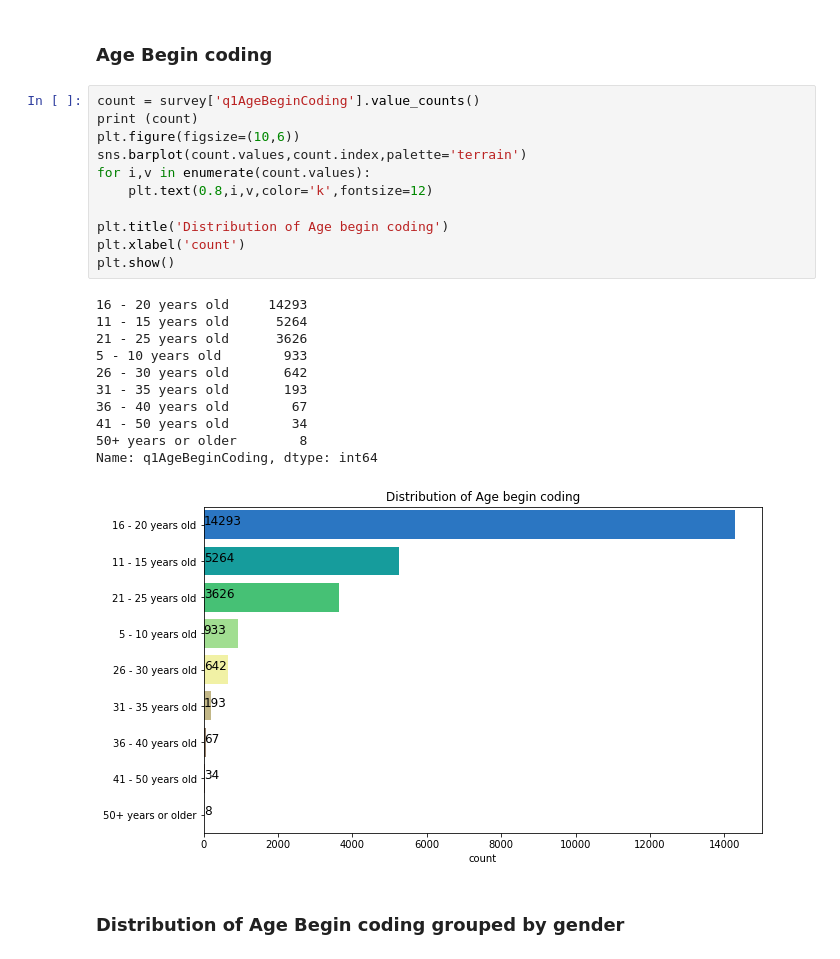
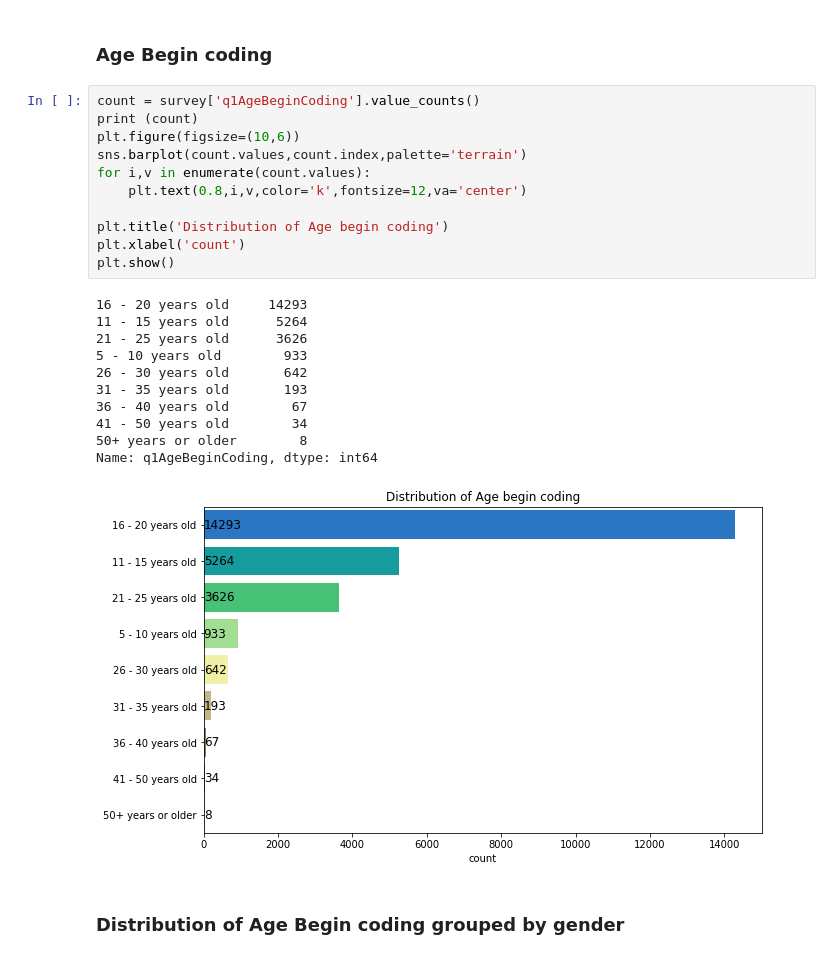
Before and after one commit to bipin2295/Developer-Survey, a Jupyter notebook: HackerrankAnalysis.ipynb, the cells around one changed output. Drawn from its saved outputs; the diff is of its cells as text.

```diff
--- a/HackerrankAnalysis.ipynb
+++ b/HackerrankAnalysis.ipynb
@@ -174,26 +174,26 @@ Name: q2Age, dtype: int64
 # %%
 count = survey['q1AgeBeginCoding'].value_counts()
 print (count)
 plt.figure(figsize=(10,6))
 sns.barplot(count.values,count.index,palette='terrain')
 for i,v in enumerate(count.values):
-    plt.text(0.8,i,v,color='k',fontsize=12)
+    plt.text(0.8,i,v,color='k',fontsize=12,va='center')
 
 plt.title('Distribution of Age begin coding')
 plt.xlabel('count')
 plt.show()
 # %% [output]
 16 - 20 years old     14293
 11 - 15 years old      5264
 21 - 25 years old      3626
 5 - 10 years old        933
 26 - 30 years old       642
 31 - 35 years old       193
 36 - 40 years old        67
 41 - 50 years old        34
 50+ years or older        8
 Name: q1AgeBeginCoding, dtype: int64
-[figure, old version]
+[figure, new version]
 # %% [markdown]
 ### Distribution of Age Begin coding grouped by gender
 # %%
```
Also changed, not shown: parts of 34 cells of this notebook.
